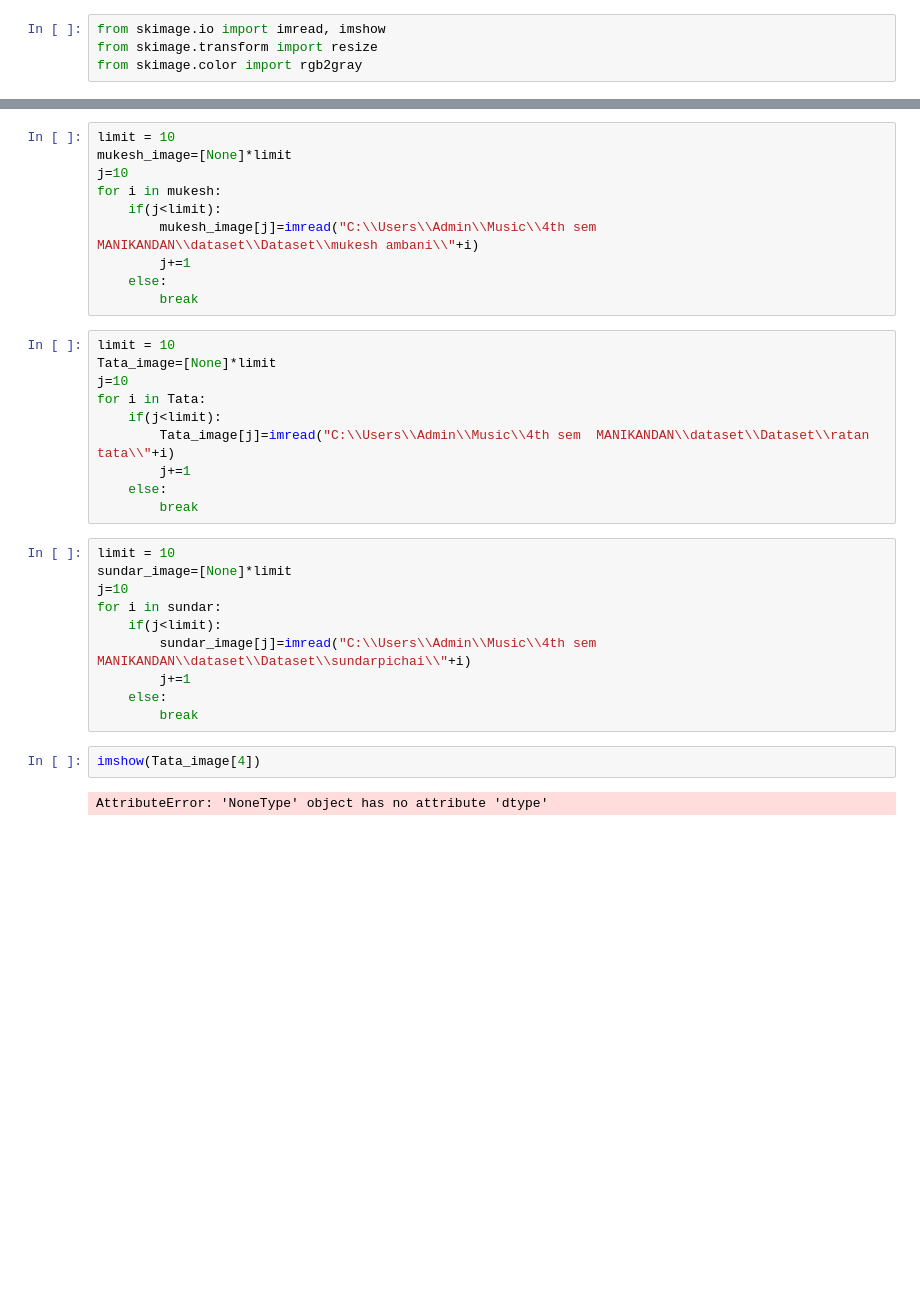
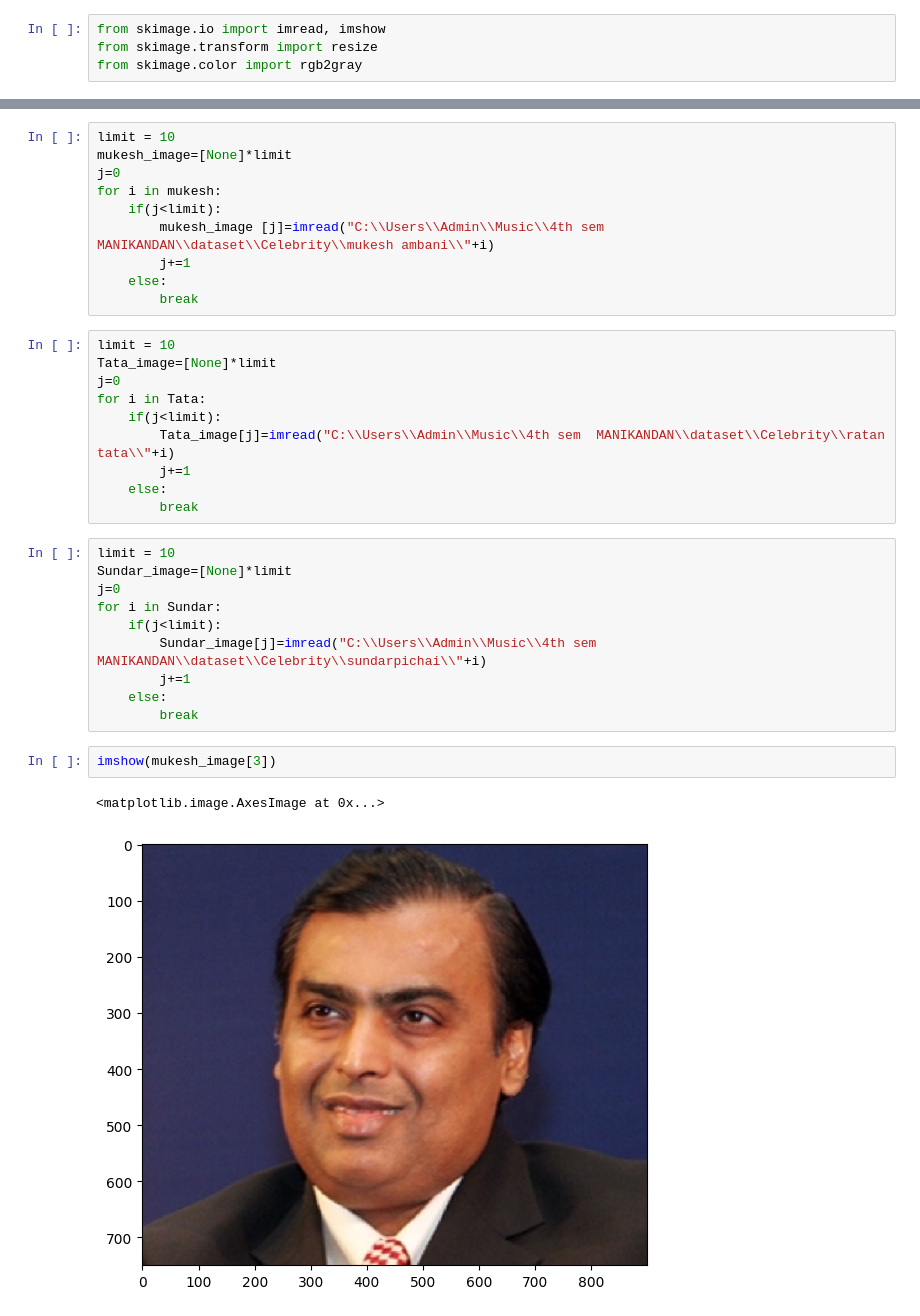
Before and after one commit to manikandan578/4th-sem, a Jupyter notebook: image recongnition using PCA& SVM.ipynb, the cells around one changed output, grey strips where cells are left out. Drawn from its saved outputs; the diff is of its cells as text; blank space fills up the shorter version.

Commit message:
error clear pannum no out put

```diff
--- a/image recongnition using PCA& SVM.ipynb
+++ b/image recongnition using PCA& SVM.ipynb
@@ -24,34 +37,35 @@ sundar= os.listdir("C:\\Users\\Admin\\Music\\4th sem  MANIKANDAN\\dataset\\Datas
 # %%
 limit = 10
 mukesh_image=[None]*limit
-j=10
+j=0
 for i in mukesh:
     if(j<limit):
-        mukesh_image[j]=imread("C:\\Users\\Admin\\Music\\4th sem  MANIKANDAN\\dataset\\Dataset\\mukesh ambani\\"+i)
+        mukesh_image [j]=imread("C:\\Users\\Admin\\Music\\4th sem  MANIKANDAN\\dataset\\Celebrity\\mukesh ambani\\"+i)
         j+=1
     else:
         break
 # %%
 limit = 10
 Tata_image=[None]*limit
-j=10
+j=0
 for i in Tata:
     if(j<limit):
-        Tata_image[j]=imread("C:\\Users\\Admin\\Music\\4th sem  MANIKANDAN\\dataset\\Dataset\\ratan tata\\"+i)
+        Tata_image[j]=imread("C:\\Users\\Admin\\Music\\4th sem  MANIKANDAN\\dataset\\Celebrity\\ratan tata\\"+i)
         j+=1
     else:
         break
 # %%
 limit = 10
-sundar_image=[None]*limit
-j=10
-for i in sundar:
+Sundar_image=[None]*limit
+j=0
+for i in Sundar:
     if(j<limit):
-        sundar_image[j]=imread("C:\\Users\\Admin\\Music\\4th sem  MANIKANDAN\\dataset\\Dataset\\sundarpichai\\"+i)
+        Sundar_image[j]=imread("C:\\Users\\Admin\\Music\\4th sem  MANIKANDAN\\dataset\\Celebrity\\sundarpichai\\"+i)
         j+=1
     else:
         break
 # %%
-imshow(Tata_image[4])
+imshow(mukesh_image[3])
 # %% [output]
-AttributeError: 'NoneType' object has no attribute 'dtype'
+<matplotlib.image.AxesImage at 0x...>
+[figure, added]
```
Also changed, not shown: parts of 89 cells of this notebook.
